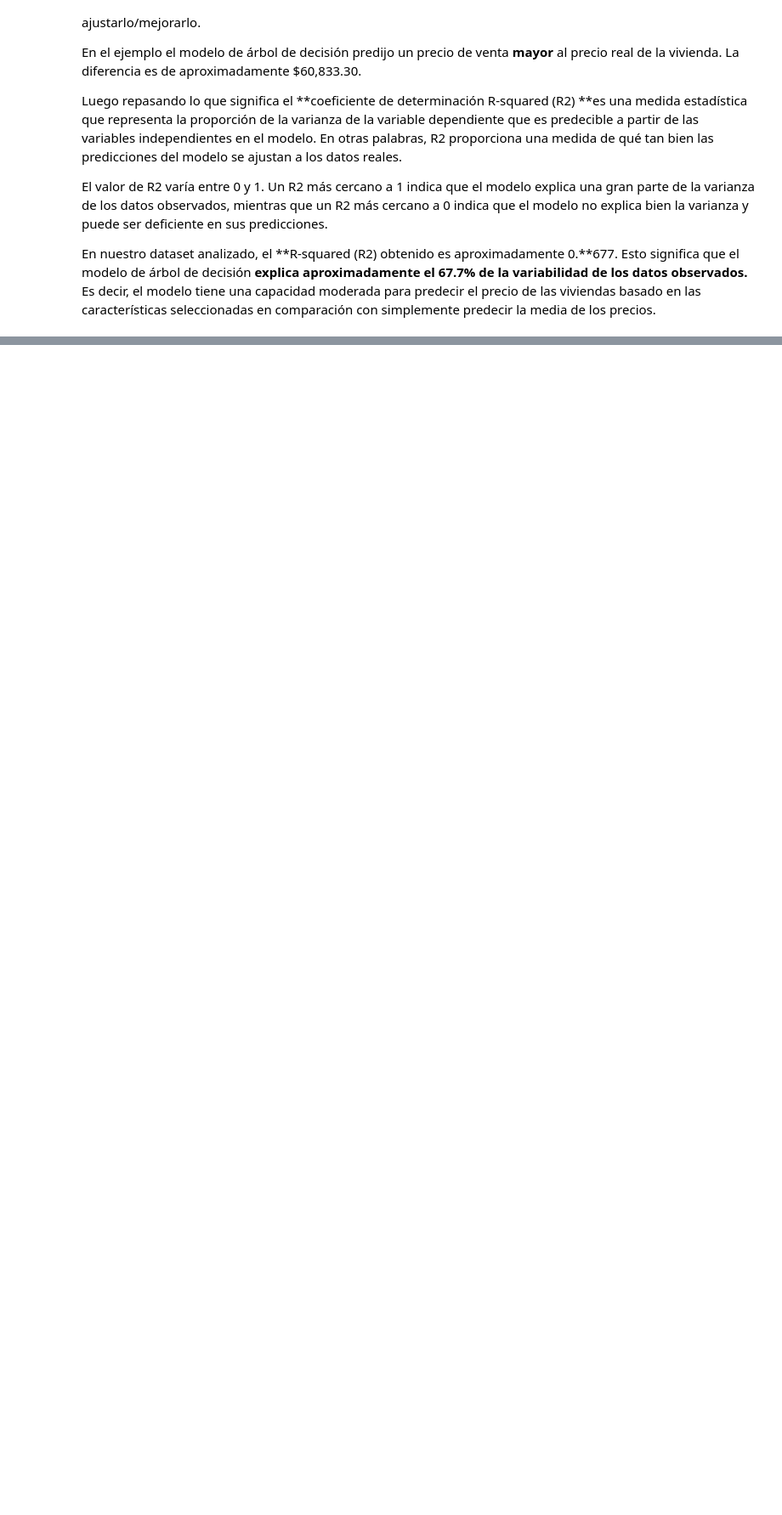
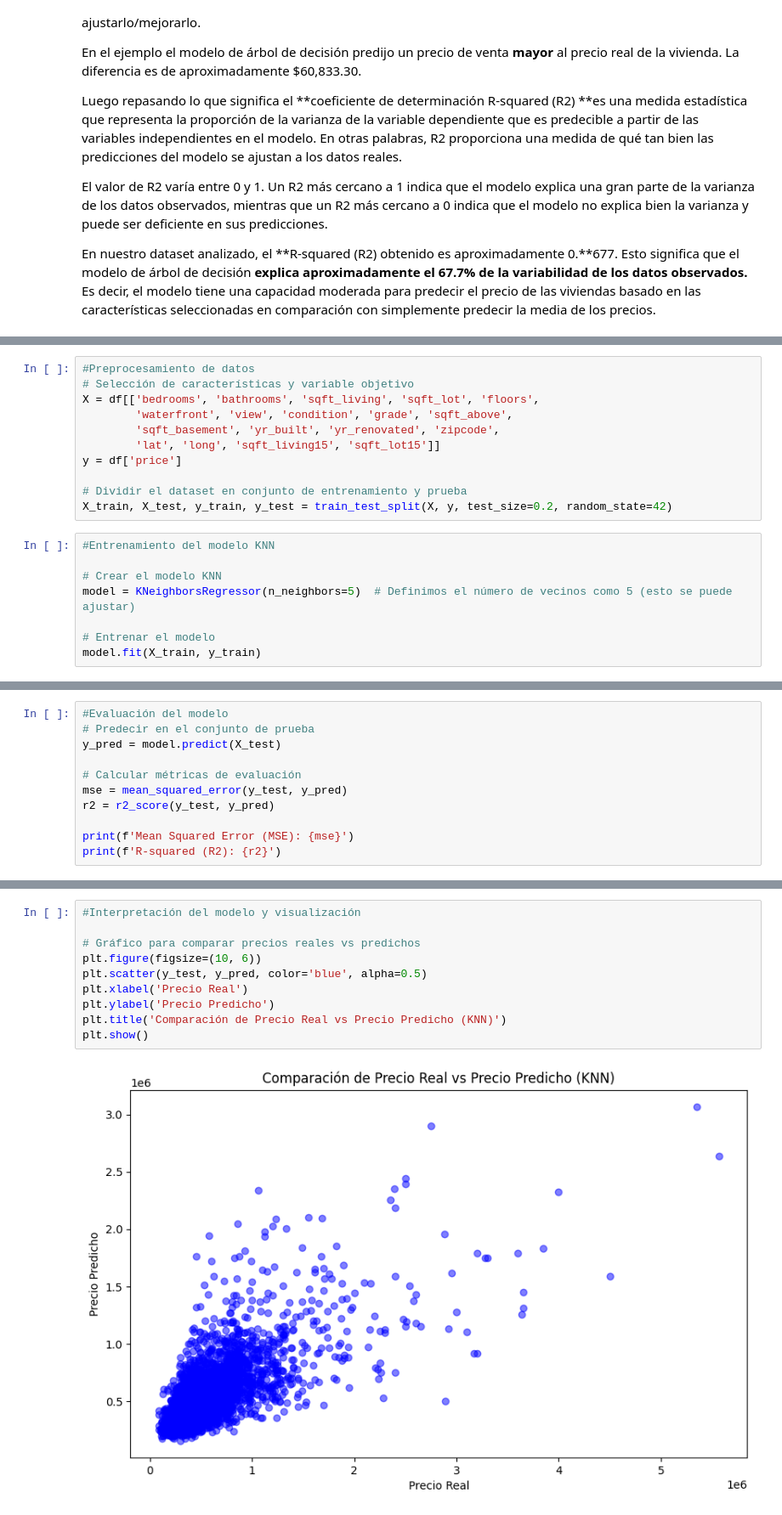
Before and after one commit to ndeleonardis/DataSetNoeliaDeLeonardis, a Jupyter notebook: entregable_dataset_noelia_de_leonardis.ipynb, the cells around one changed output, grey strips where cells are left out. Shown at 85% size. Cells and saved outputs as stored; diff of their text form; blank space fills up the shorter version.

```diff
--- a/entregable_dataset_noelia_de_leonardis.ipynb
+++ b/entregable_dataset_noelia_de_leonardis.ipynb
@@ -260,0 +271,19 @@ En nuestro dataset analizado, el **R-squared (R2) obtenido es aproximadamente 0.
+# %%
+#Preprocesamiento de datos
+# Selección de características y variable objetivo
+X = df[['bedrooms', 'bathrooms', 'sqft_living', 'sqft_lot', 'floors',
+        'waterfront', 'view', 'condition', 'grade', 'sqft_above',
+        'sqft_basement', 'yr_built', 'yr_renovated', 'zipcode',
+        'lat', 'long', 'sqft_living15', 'sqft_lot15']]
+y = df['price']
+
+# Dividir el dataset en conjunto de entrenamiento y prueba
+X_train, X_test, y_train, y_test = train_test_split(X, y, test_size=0.2, random_state=42)
+# %%
+#Entrenamiento del modelo KNN
+
+# Crear el modelo KNN
+model = KNeighborsRegressor(n_neighbors=5)  # Definimos el número de vecinos como 5 (esto se puede ajustar)
+
+# Entrenar el modelo
+model.fit(X_train, y_train)
@@ -260,0 +292,11 @@ En nuestro dataset analizado, el **R-squared (R2) obtenido es aproximadamente 0.
+# %%
+#Evaluación del modelo
+# Predecir en el conjunto de prueba
+y_pred = model.predict(X_test)
+
+# Calcular métricas de evaluación
+mse = mean_squared_error(y_test, y_pred)
+r2 = r2_score(y_test, y_pred)
+
+print(f'Mean Squared Error (MSE): {mse}')
+print(f'R-squared (R2): {r2}')
@@ -260,0 +306,12 @@ En nuestro dataset analizado, el **R-squared (R2) obtenido es aproximadamente 0.
+# %%
+#Interpretación del modelo y visualización
+
+# Gráfico para comparar precios reales vs predichos
+plt.figure(figsize=(10, 6))
+plt.scatter(y_test, y_pred, color='blue', alpha=0.5)
+plt.xlabel('Precio Real')
+plt.ylabel('Precio Predicho')
+plt.title('Comparación de Precio Real vs Precio Predicho (KNN)')
+plt.show()
+# %% [output]
+[figure, added]
```
Also changed, not shown: parts of 6 cells of this notebook.
